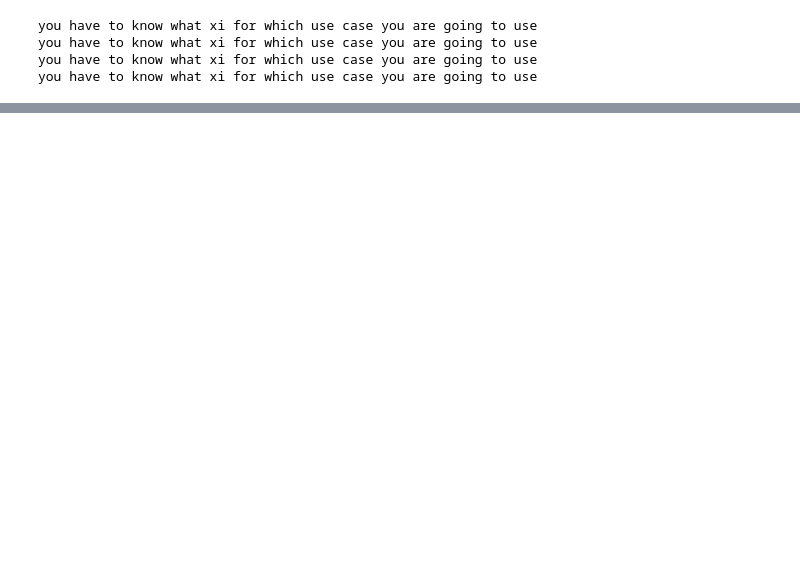
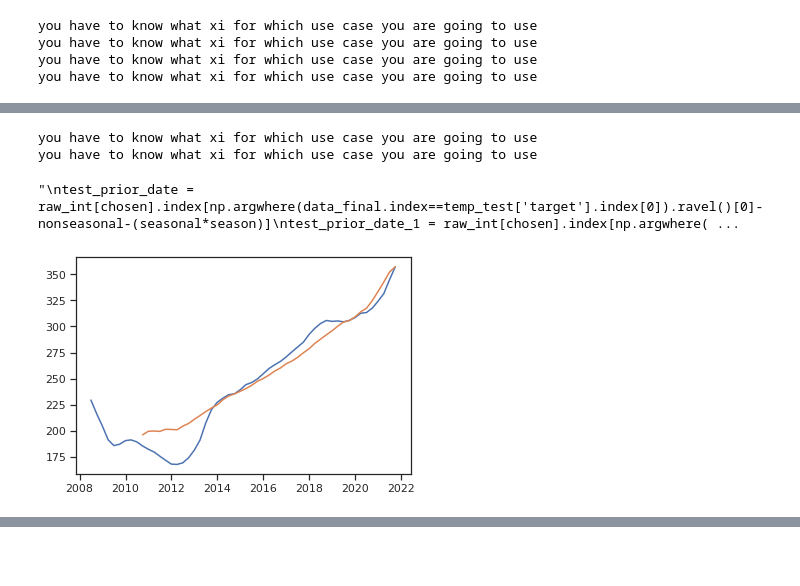
Before and after one commit to thistleknot/py_sock_par, a Jupyter notebook: Fred Analysis.ipynb, the cells around one changed output, grey strips where cells are left out. Drawn from its saved outputs; the diff is of its cells as text; code cells hidden in the pictures; blank space fills up the shorter version.

```diff
--- a/Fred Analysis.ipynb
+++ b/Fred Analysis.ipynb
@@ -1278,0 +1084,32 @@ len(ccf_scores)
+# %%
+prior_date = raw_int[chosen].index[np.argwhere(raw_int.index==data_final['target'].dropna().index[0]).ravel()[0]-nonseasonal-(seasonal*season)]
+prior_date_1 = raw_int[chosen].index[np.argwhere(raw_int.index==data_final['target'].dropna().index[0]).ravel()[0]-1]
+
+xi=raw_int[chosen].loc[prior_date:prior_date_1]
+
+undiffed_ = pd.DataFrame(undiff(data_final['target'].dropna(), seasonal, nonseasonal, xi),columns=['target']).set_index(data_final['target'].dropna().index)
+
+prior_date_ = raw_int[chosen].index[np.argwhere(raw_int.index==results.fittedvalues.index[0]).ravel()[0]-nonseasonal-(seasonal*season)]
+prior_date_1_ = raw_int[chosen].index[np.argwhere(raw_int.index==results.fittedvalues.index[0]).ravel()[0]-1]
+
+xi_=raw_int[chosen].loc[prior_date_:prior_date_1_]
+
+undiffed_forecast = pd.DataFrame(undiff(results.fittedvalues, seasonal, nonseasonal, xi_),columns=['target']).set_index(results.fittedvalues.index)
+
+plt.plot(undiffed_)
+plt.plot(undiffed_forecast)
+'''
+test_prior_date = raw_int[chosen].index[np.argwhere(data_final.index==temp_test['target'].index[0]).ravel()[0]-nonseasonal-(seasonal*season)]
+test_prior_date_1 = raw_int[chosen].index[np.argwhere(data_final.index==temp_test['target'].index[0]).ravel()[0]-1]
+
+test_xi=raw_int[chosen].loc[test_prior_date:test_prior_date_1]
+
+#[raw_int[chosen].loc[temp_train['target'].index[-1]]]
+undiffed_test_forecast = pd.DataFrame(undiff(test_forecast, seasonal, nonseasonal,test_xi),columns=['target']).set_index(temp_test.index)
+undiffed_test = pd.DataFrame(undiff(temp_test['target'].dropna(), 0, nonseasonal,test_xi),columns=['target']).set_index(temp_test.index)
+'''
+# %% [output]
+you have to know what xi for which use case you are going to use
+you have to know what xi for which use case you are going to use
+"\ntest_prior_date = raw_int[chosen].index[np.argwhere(data_final.index==temp_test['target'].index[0]).ravel()[0]-nonseasonal-(seasonal*season)]\ntest_prior_date_1 = raw_int[chosen].index[np.argwhere( ...
+[figure, added]
```
Also changed, not shown: parts of 45 cells of this notebook.
